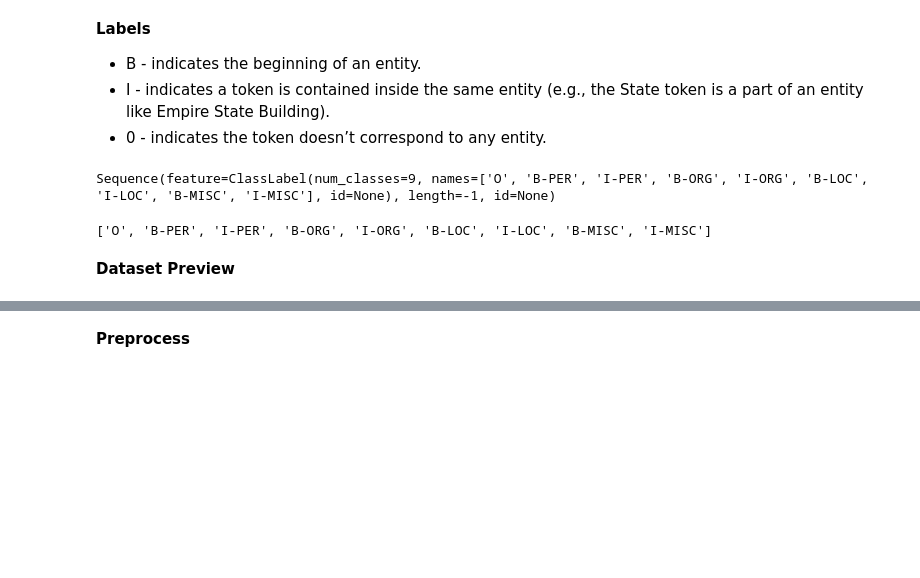
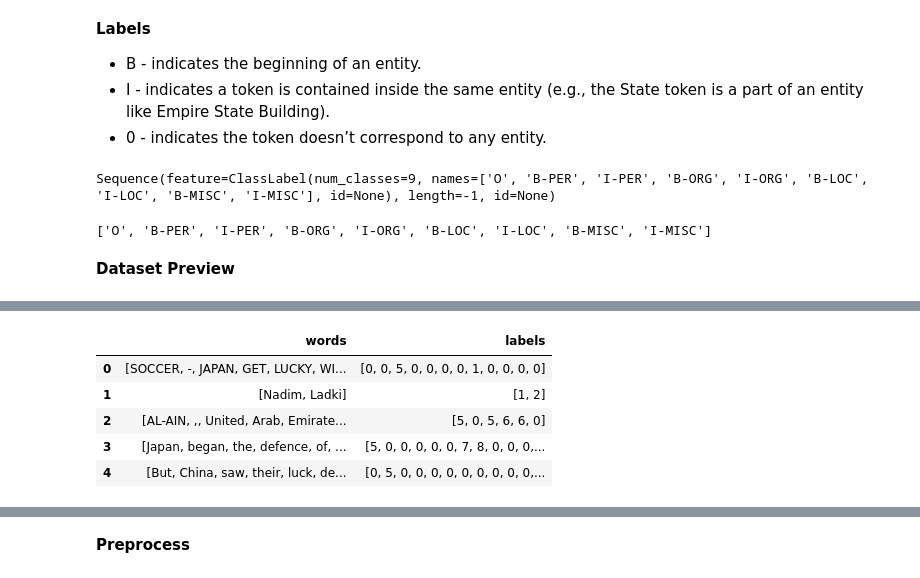
Before and after one commit to sahug/ds-bert, a Jupyter notebook: BERT NLP - Named Entity Recognition or Token Classification using BERT.ipynb, the cells around one changed output, grey strips where cells are left out. Saved outputs shown, nothing was run; the diff lists cells and outputs as text; code cells hidden in the pictures; blank space fills up the shorter version.

```diff
--- a/BERT NLP - Named Entity Recognition or Token Classification using BERT.ipynb
+++ b/BERT NLP - Named Entity Recognition or Token Classification using BERT.ipynb
@@ -68,0 +101,9 @@ print(ds["train"][0]["labels"])
+# %%
+df_test.head()
+# %% [output]
+|  | words | labels |
+| 0 | [SOCCER, -, JAPAN, GET, LUCKY, WI... | [0, 0, 5, 0, 0, 0, 0, 1, 0, 0, 0, 0] |
+| 1 | [Nadim, Ladki] | [1, 2] |
+| 2 | [AL-AIN, ,, United, Arab, Emirate... | [5, 0, 5, 6, 6, 0] |
+| 3 | [Japan, began, the, defence, of, ... | [5, 0, 0, 0, 0, 0, 7, 8, 0, 0, 0,... |
+| 4 | [But, China, saw, their, luck, de... | [0, 5, 0, 0, 0, 0, 0, 0, 0, 0, 0,... |
```
Also changed, not shown: parts of 46 cells of this notebook.
